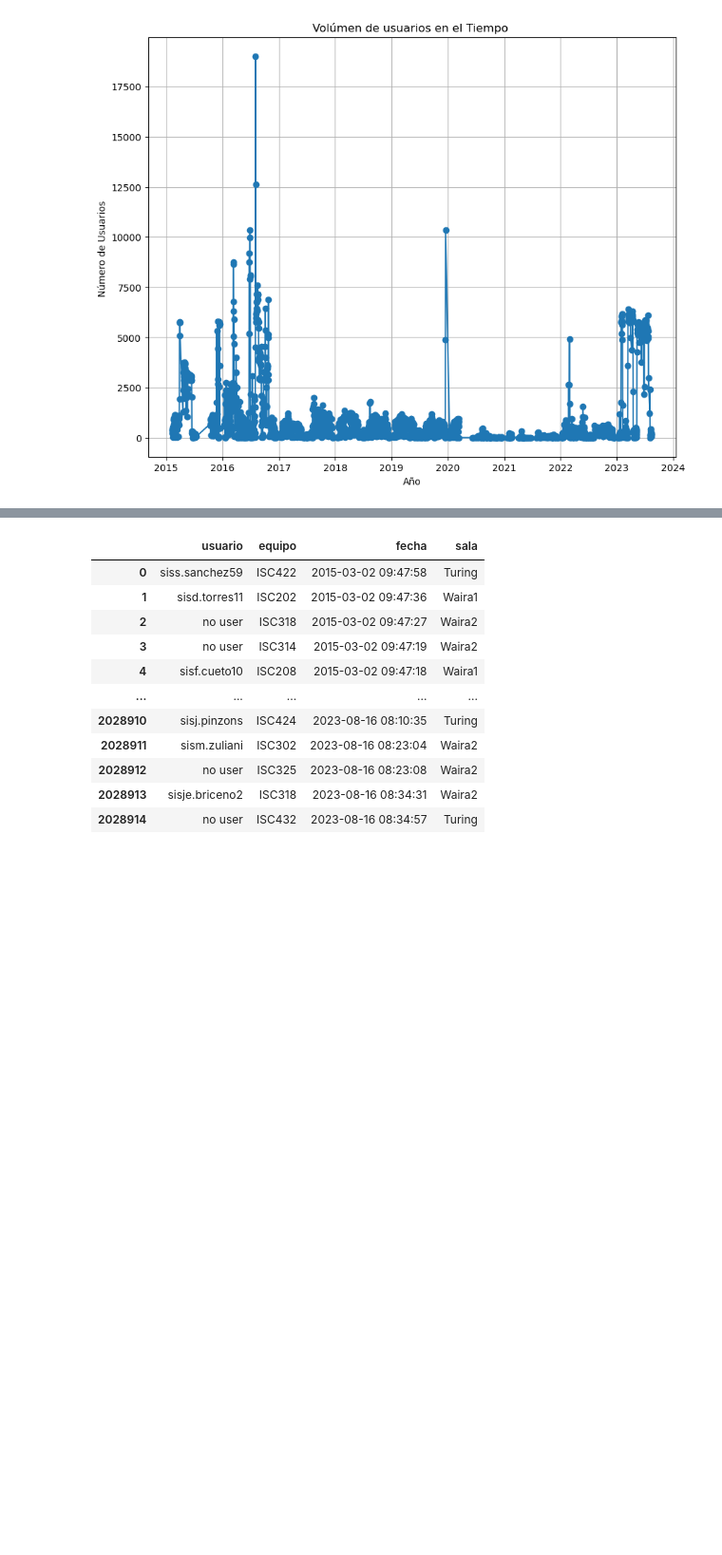
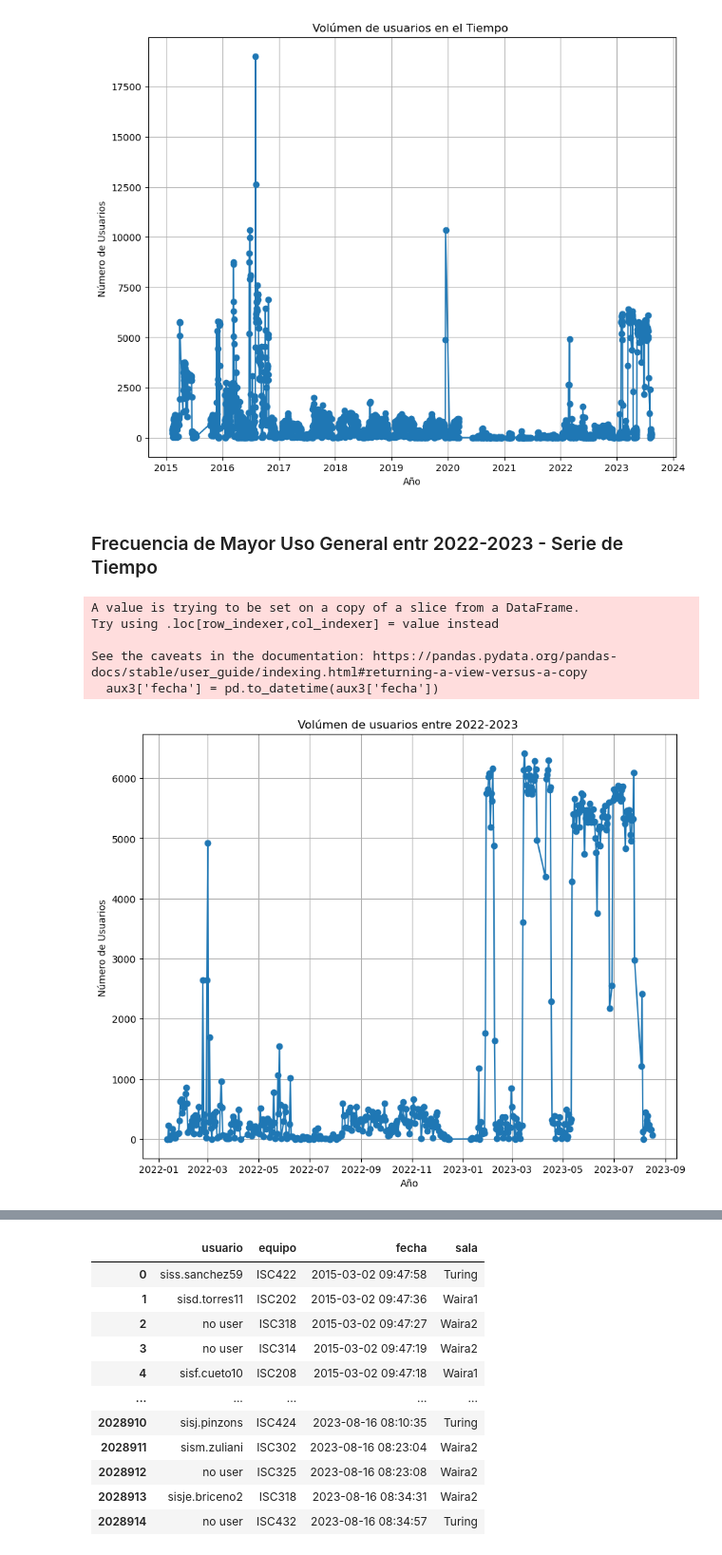
Before and after one commit to dfosorio111/tech_skills, a Jupyter notebook: visualization/data_analytics_AgenteSalas .ipynb, the cells around one changed output, grey strips where cells are left out. Shown: that part at 95% size. Drawn from its saved outputs; the diff is of its cells as text; code cells hidden in the pictures; blank space fills up the shorter version.

Commit message:
up_date

```diff
--- a/visualization/data_analytics_AgenteSalas .ipynb
+++ b/visualization/data_analytics_AgenteSalas .ipynb
@@ -672,4 +704,37 @@ plt.grid(True)
 plt.show()
 # %% [output]
 [figure]
+# %% [markdown]
+### Frecuencia de Mayor Uso General entr 2022-2023 - Serie de Tiempo
+# %%
+# crear variable año
+historial['anio'] = pd.to_datetime(historial['fecha']).dt.year
+
+# filas con años 2022-2023
+aux3 = historial[historial['anio']>=2022]
+
+
+# Convert 'fecha_sancion' column to datetime
+aux3['fecha'] = pd.to_datetime(aux3['fecha'])
+
+# Group bans by date and count
+users_per_date = aux3.groupby(historial['fecha'].dt.date)['usuario'].count()
+
+# Create a time series plot
+plt.figure(figsize=(10, 8))
+users_per_date.plot(kind='line', marker='o')
+
+plt.title('Volúmen de usuarios entre 2022-2023 ')
+plt.xlabel('Año')
+plt.ylabel('Número de Usuarios ')
+plt.grid(True)
+
+plt.show()
+# %% [output]
+A value is trying to be set on a copy of a slice from a DataFrame.
+Try using .loc[row_indexer,col_indexer] = value instead
+
+See the caveats in the documentation: https://pandas.pydata.org/pandas-docs/stable/user_guide/indexing.html#returning-a-view-versus-a-copy
+  aux3['fecha'] = pd.to_datetime(aux3['fecha'])
+[figure, added]
 # %% [markdown]
```
Also changed, not shown: parts of 21 cells of this notebook, 1 other file.
